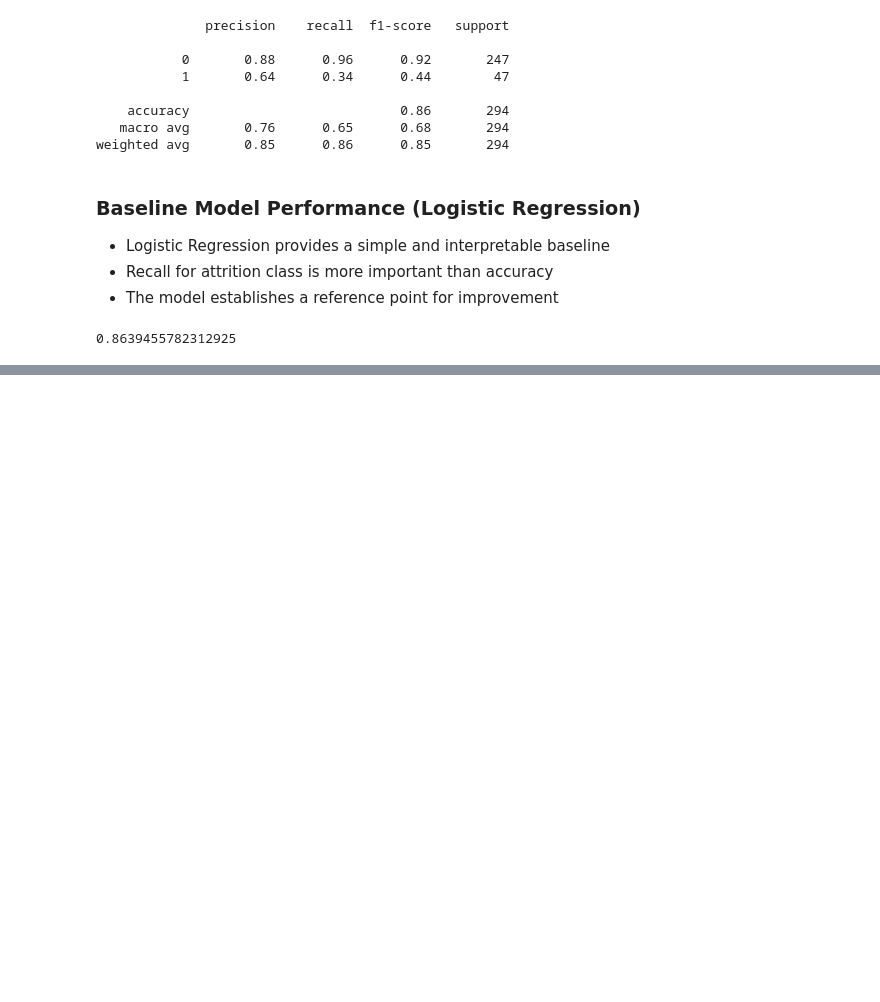
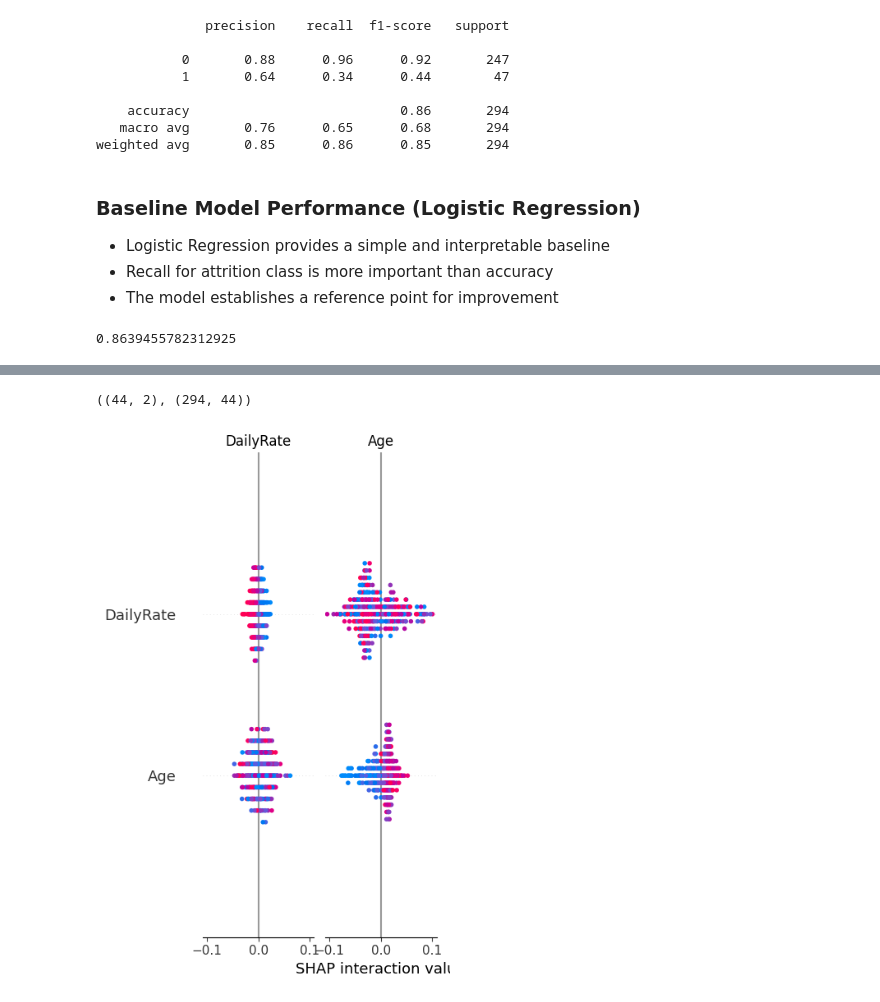
Before and after one commit to Nhowmitha-suresh/WorkSight-Explainable-Employee-Attrition-Risk-Intelligence, a Jupyter notebook: notebooks/01_data_understanding.ipynb, the cells around one changed output, grey strips where cells are left out. Cells and saved outputs as stored; diff of their text form; code cells hidden in the pictures; blank space fills up the shorter version.

```diff
--- a/notebooks/01_data_understanding.ipynb
+++ b/notebooks/01_data_understanding.ipynb
@@ -441,3 +441,13 @@ from sklearn.metrics import accuracy_score
 accuracy_score(y_test, y_pred)
 # %% [output]
 0.8639455782312925
+# %%
+from sklearn.ensemble import RandomForestClassifier
+
+rf_model = RandomForestClassifier(
+    n_estimators=200,
+    random_state=42,
+    class_weight='balanced'
+)
+
+rf_model.fit(X_train, y_train)
@@ -443,0 +504,4 @@ accuracy_score(y_test, y_pred)
+# %%
+shap_values[1].shape, X_test_df.shape
+# %% [output]
+((44, 2), (294, 44))
@@ -443,0 +510,19 @@ accuracy_score(y_test, y_pred)
+# %%
+# Recreate feature names
+encoded_feature_names = encoder.get_feature_names_out(categorical_cols)
+all_feature_names = list(numerical_cols) + list(encoded_feature_names)
+
+import pandas as pd
+
+X_train_df = pd.DataFrame(X_train, columns=all_feature_names)
+X_test_df  = pd.DataFrame(X_test,  columns=all_feature_names)
+# %%
+import shap
+
+explainer = shap.Explainer(rf_model, X_train_df)
+# %%
+shap_values = explainer(X_test_df, check_additivity=False)
+# %%
+shap.summary_plot(shap_values, X_test_df)
+# %% [output]
+[figure, added]
```
Also changed, not shown: parts of 12 cells of this notebook, 1 other file.
